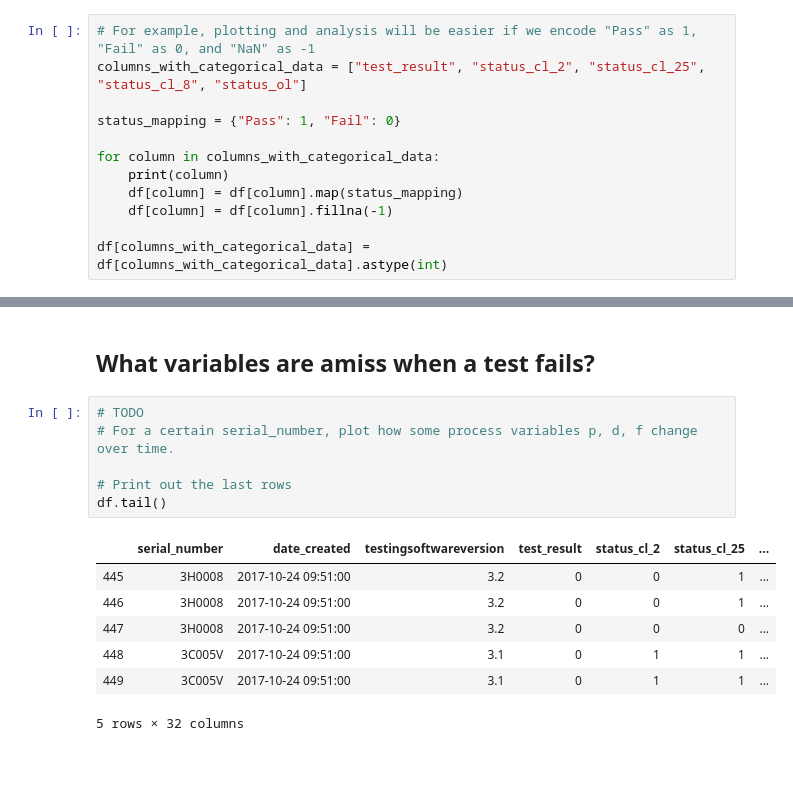
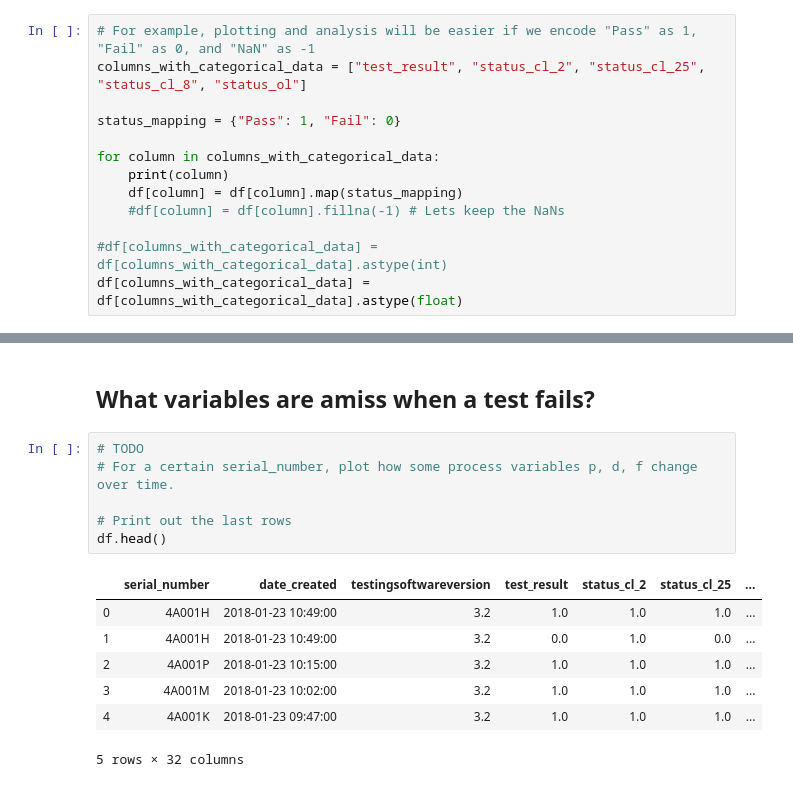
Before and after one commit to kilolux/mfg-data-analysis, a Jupyter notebook: mfg-data-analysis.ipynb, the cells around one changed output, grey strips where cells are left out. Drawn from its saved outputs; the diff is of its cells as text.

```diff
--- a/mfg-data-analysis.ipynb
+++ b/mfg-data-analysis.ipynb
@@ -110,9 +111,10 @@ status_mapping = {"Pass": 1, "Fail": 0}
 for column in columns_with_categorical_data:
     print(column)
     df[column] = df[column].map(status_mapping)
-    df[column] = df[column].fillna(-1)
+    #df[column] = df[column].fillna(-1) # Lets keep the NaNs
 
-df[columns_with_categorical_data] = df[columns_with_categorical_data].astype(int)
+#df[columns_with_categorical_data] = df[columns_with_categorical_data].astype(int)
+df[columns_with_categorical_data] = df[columns_with_categorical_data].astype(float)
 # %% [output]
 test_result
 status_cl_2
@@ -160,14 +217,14 @@ df.head()
 # %%
 # TODO
 # For a certain serial_number, plot how some process variables p, d, f change over time.
 
 # Print out the last rows
-df.tail()
+df.head()
 # %% [output]
 |  | serial_number | date_created | testingsoftwareversion | test_result | status_cl_2 | status_cl_25 | ... |
-| 445 | 3H0008 | 2017-10-24 09:51:00 | 3.2 | 0 | 0 | 1 | ... |
-| 446 | 3H0008 | 2017-10-24 09:51:00 | 3.2 | 0 | 0 | 1 | ... |
-| 447 | 3H0008 | 2017-10-24 09:51:00 | 3.2 | 0 | 0 | 0 | ... |
-| 448 | 3C005V | 2017-10-24 09:51:00 | 3.1 | 0 | 1 | 1 | ... |
-| 449 | 3C005V | 2017-10-24 09:51:00 | 3.1 | 0 | 1 | 1 | ... |
+| 0 | 4A001H | 2018-01-23 10:49:00 | 3.2 | 1.0 | 1.0 | 1.0 | ... |
+| 1 | 4A001H | 2018-01-23 10:49:00 | 3.2 | 0.0 | 1.0 | 0.0 | ... |
+| 2 | 4A001P | 2018-01-23 10:15:00 | 3.2 | 1.0 | 1.0 | 1.0 | ... |
+| 3 | 4A001M | 2018-01-23 10:02:00 | 3.2 | 1.0 | 1.0 | 1.0 | ... |
+| 4 | 4A001K | 2018-01-23 09:47:00 | 3.2 | 1.0 | 1.0 | 1.0 | ... |
 5 rows × 32 columns
```
Also changed, not shown: parts of 9 cells of this notebook.
